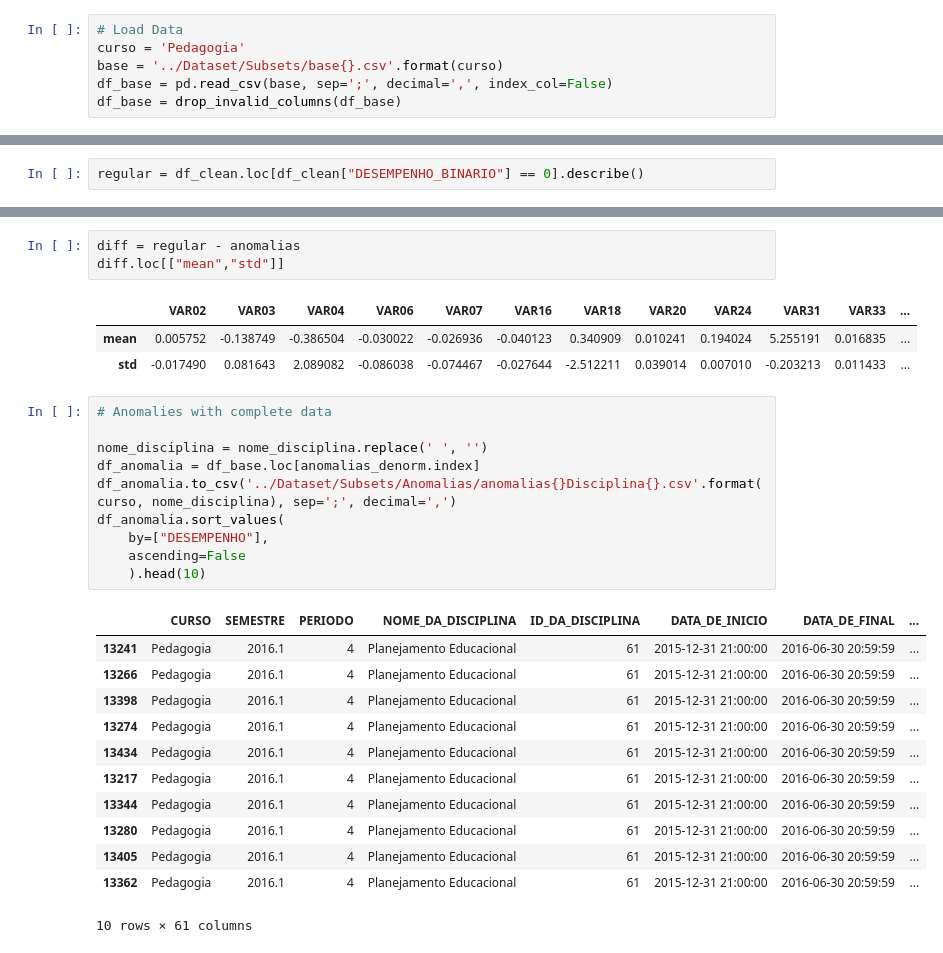
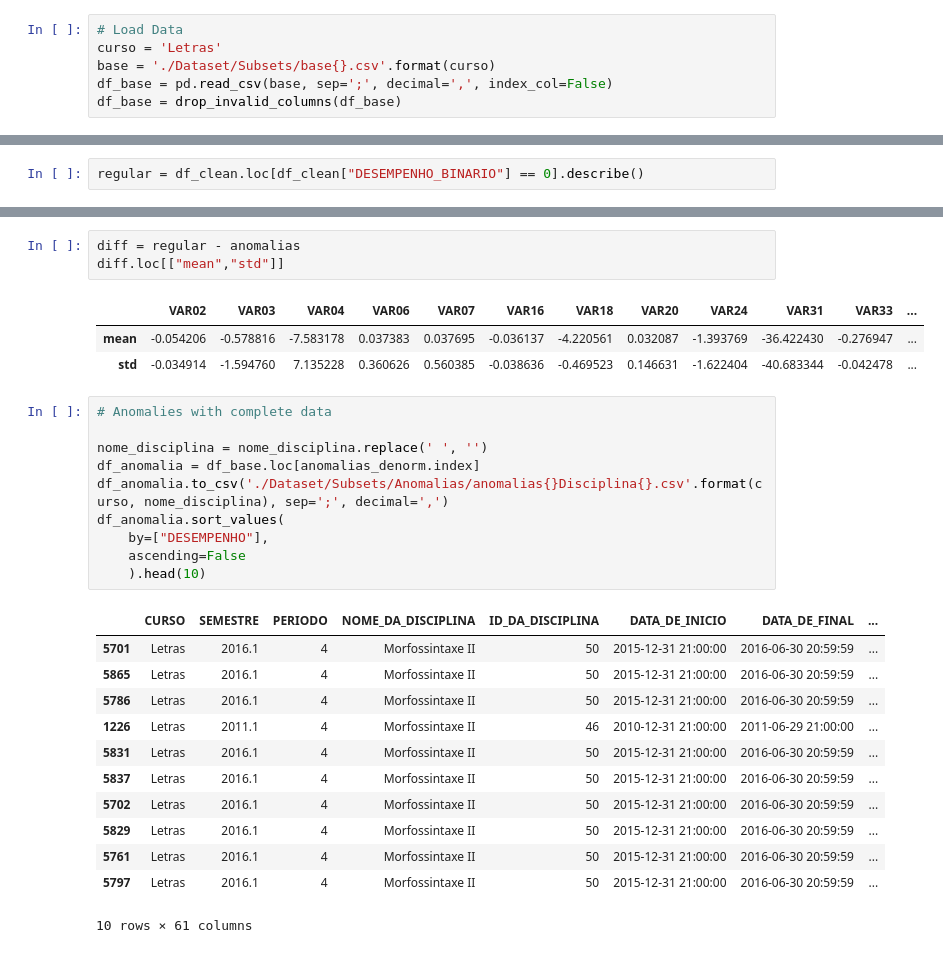
Before and after one commit to Drakmord2/EDM, a Jupyter notebook: Modeling.ipynb, the cells around one changed output, grey strips where cells are left out. Drawn from its saved outputs; the diff is of its cells as text.

```diff
--- a/Modeling.ipynb
+++ b/Modeling.ipynb
@@ -141,8 +141,8 @@ def heatmap(df, title, ax):
 ----
 # %%
 # Load Data
-curso = 'Pedagogia'
-base = '../Dataset/Subsets/base{}.csv'.format(curso)
+curso = 'Letras'
+base = './Dataset/Subsets/base{}.csv'.format(curso)
 df_base = pd.read_csv(base, sep=';', decimal=',', index_col=False)
 df_base = drop_invalid_columns(df_base)
 # %%
@@ -357,28 +362,28 @@ diff = regular - anomalias
 diff.loc[["mean","std"]]
 # %% [output]
 |  | VAR02 | VAR03 | VAR04 | VAR06 | VAR07 | VAR16 | VAR18 | VAR20 | VAR24 | VAR31 | VAR33 | ... |
-| mean | 0.005752 | -0.138749 | -0.386504 | -0.030022 | -0.026936 | -0.040123 | 0.340909 | 0.010241 | 0.194024 | 5.255191 | 0.016835 | ... |
-| std | -0.017490 | 0.081643 | 2.089082 | -0.086038 | -0.074467 | -0.027644 | -2.512211 | 0.039014 | 0.007010 | -0.203213 | 0.011433 | ... |
+| mean | -0.054206 | -0.578816 | -7.583178 | 0.037383 | 0.037695 | -0.036137 | -4.220561 | 0.032087 | -1.393769 | -36.422430 | -0.276947 | ... |
+| std | -0.034914 | -1.594760 | 7.135228 | 0.360626 | 0.560385 | -0.038636 | -0.469523 | 0.146631 | -1.622404 | -40.683344 | -0.042478 | ... |
 # %%
 # Anomalies with complete data
 
 nome_disciplina = nome_disciplina.replace(' ', '')
 df_anomalia = df_base.loc[anomalias_denorm.index]
-df_anomalia.to_csv('../Dataset/Subsets/Anomalias/anomalias{}Disciplina{}.csv'.format(curso, nome_disciplina), sep=';', decimal=',')
+df_anomalia.to_csv('./Dataset/Subsets/Anomalias/anomalias{}Disciplina{}.csv'.format(curso, nome_disciplina), sep=';', decimal=',')
 df_anomalia.sort_values(
     by=["DESEMPENHO"],
     ascending=False
     ).head(10)
 # %% [output]
 |  | CURSO | SEMESTRE | PERIODO | NOME_DA_DISCIPLINA | ID_DA_DISCIPLINA | DATA_DE_INICIO | DATA_DE_FINAL | ... |
-| 13241 | Pedagogia | 2016.1 | 4 | Planejamento Educacional | 61 | 2015-12-31 21:00:00 | 2016-06-30 20:59:59 | ... |
-| 13266 | Pedagogia | 2016.1 | 4 | Planejamento Educacional | 61 | 2015-12-31 21:00:00 | 2016-06-30 20:59:59 | ... |
-| 13398 | Pedagogia | 2016.1 | 4 | Planejamento Educacional | 61 | 2015-12-31 21:00:00 | 2016-06-30 20:59:59 | ... |
-| 13274 | Pedagogia | 2016.1 | 4 | Planejamento Educacional | 61 | 2015-12-31 21:00:00 | 2016-06-30 20:59:59 | ... |
-| 13434 | Pedagogia | 2016.1 | 4 | Planejamento Educacional | 61 | 2015-12-31 21:00:00 | 2016-06-30 20:59:59 | ... |
-| 13217 | Pedagogia | 2016.1 | 4 | Planejamento Educacional | 61 | 2015-12-31 21:00:00 | 2016-06-30 20:59:59 | ... |
-| 13344 | Pedagogia | 2016.1 | 4 | Planejamento Educacional | 61 | 2015-12-31 21:00:00 | 2016-06-30 20:59:59 | ... |
-| 13280 | Pedagogia | 2016.1 | 4 | Planejamento Educacional | 61 | 2015-12-31 21:00:00 | 2016-06-30 20:59:59 | ... |
-| 13405 | Pedagogia | 2016.1 | 4 | Planejamento Educacional | 61 | 2015-12-31 21:00:00 | 2016-06-30 20:59:59 | ... |
-| 13362 | Pedagogia | 2016.1 | 4 | Planejamento Educacional | 61 | 2015-12-31 21:00:00 | 2016-06-30 20:59:59 | ... |
+| 5701 | Letras | 2016.1 | 4 | Morfossintaxe II | 50 | 2015-12-31 21:00:00 | 2016-06-30 20:59:59 | ... |
+| 5865 | Letras | 2016.1 | 4 | Morfossintaxe II | 50 | 2015-12-31 21:00:00 | 2016-06-30 20:59:59 | ... |
+| 5786 | Letras | 2016.1 | 4 | Morfossintaxe II | 50 | 2015-12-31 21:00:00 | 2016-06-30 20:59:59 | ... |
+| 1226 | Letras | 2011.1 | 4 | Morfossintaxe II | 46 | 2010-12-31 21:00:00 | 2011-06-29 21:00:00 | ... |
+| 5831 | Letras | 2016.1 | 4 | Morfossintaxe II | 50 | 2015-12-31 21:00:00 | 2016-06-30 20:59:59 | ... |
+| 5837 | Letras | 2016.1 | 4 | Morfossintaxe II | 50 | 2015-12-31 21:00:00 | 2016-06-30 20:59:59 | ... |
+| 5702 | Letras | 2016.1 | 4 | Morfossintaxe II | 50 | 2015-12-31 21:00:00 | 2016-06-30 20:59:59 | ... |
+| 5829 | Letras | 2016.1 | 4 | Morfossintaxe II | 50 | 2015-12-31 21:00:00 | 2016-06-30 20:59:59 | ... |
+| 5761 | Letras | 2016.1 | 4 | Morfossintaxe II | 50 | 2015-12-31 21:00:00 | 2016-06-30 20:59:59 | ... |
+| 5797 | Letras | 2016.1 | 4 | Morfossintaxe II | 50 | 2015-12-31 21:00:00 | 2016-06-30 20:59:59 | ... |
 10 rows × 61 columns
```
Also changed, not shown: parts of 9 cells of this notebook.
